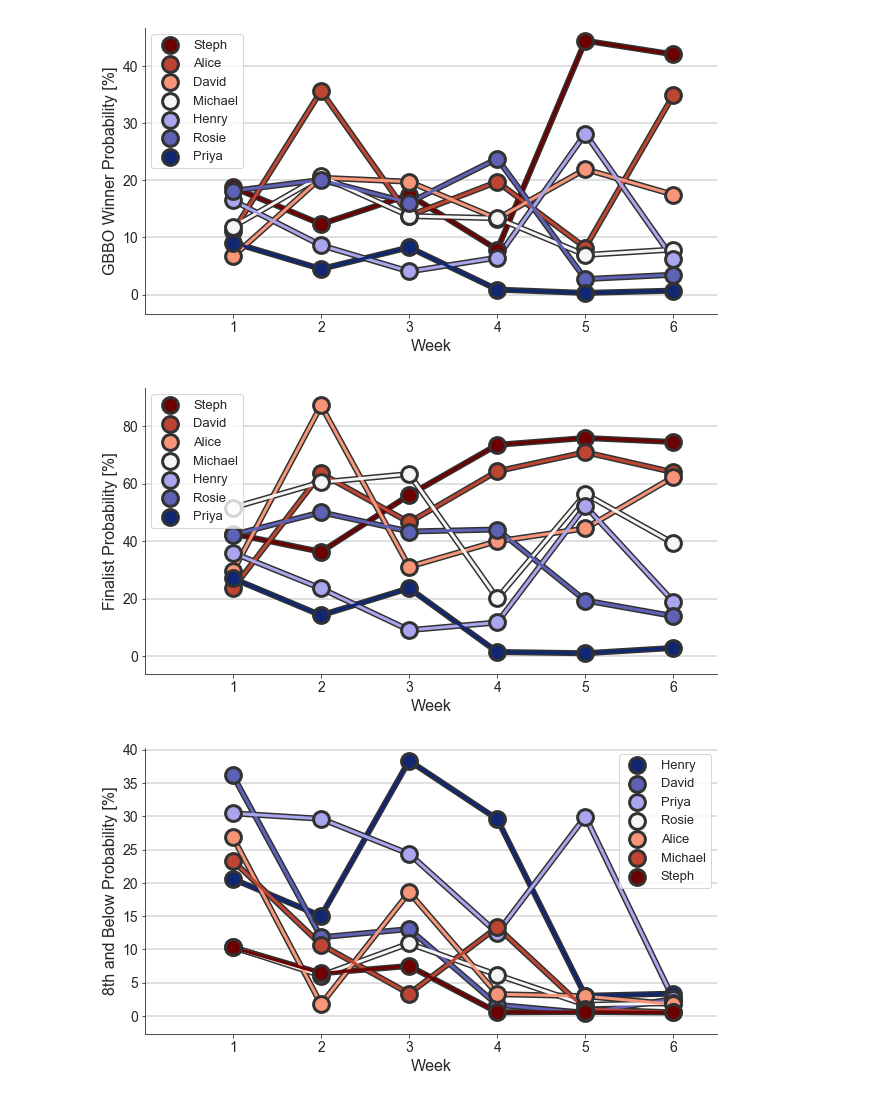
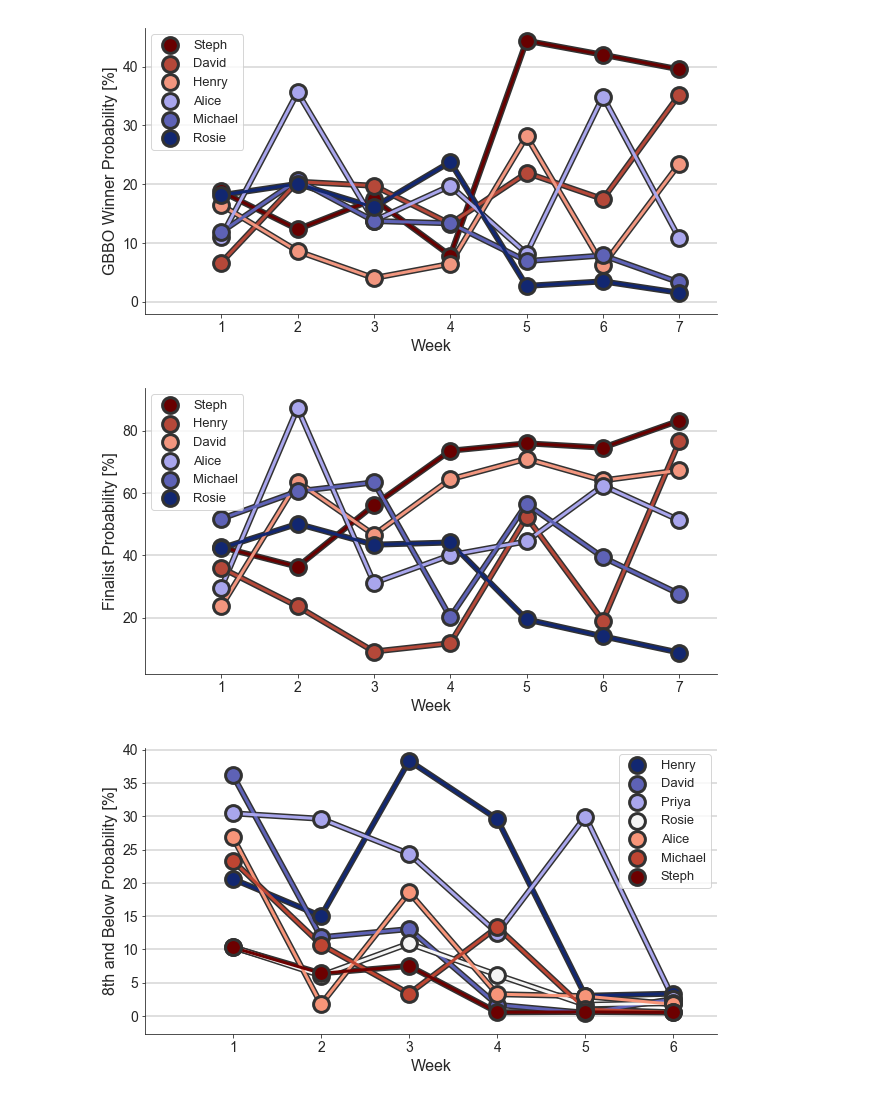
Before and after one commit to dantaki/DeepBake, a Jupyter notebook: NOTEBOOKS/gbbo.running.preds.ipynb, the cells around one changed output. Drawn from its saved outputs; the diff is of its cells as text; code cells hidden in the pictures.

```diff
--- a/NOTEBOOKS/gbbo.running.preds.ipynb
+++ b/NOTEBOOKS/gbbo.running.preds.ipynb
@@ -21,6 +21,7 @@ df = pd.concat(
         pd.read_csv("../RESULTS/gbbo.techinical.s10.e4.keras.preditions.txt",sep="\t"),
         pd.read_csv("../RESULTS/gbbo.techinical.s10.e5.keras.preditions.txt",sep="\t"),
         pd.read_csv("../RESULTS/gbbo.techinical.s10.e6.keras.preditions.txt",sep="\t"),
+        pd.read_csv("../RESULTS/gbbo.techinical.s10.e7.keras.preditions.txt",sep="\t"),
     ])
 # %%
 from collections import OrderedDict
@@ -37,14 +38,14 @@ def plot_gbbo_probs(df,prob,ax,colr,lab):
                    edgecolor='#323232', #'#dfdfdf',
                    s=250,
                    linewidth=3,
-                   zorder=4,
+                   zorder=5,
                    label=baker
                   )
         ax.plot(tmp['episode'],
                 tmp[prob],
                 color=colr[baker],
                 linewidth=3,
-                zorder=2,
+                zorder=4,
                 label='',
                )
 
@@ -52,7 +53,7 @@ def plot_gbbo_probs(df,prob,ax,colr,lab):
                 tmp[prob],
                 color='#323232',
                 linewidth=6,
-                zorder=1,
+                zorder=3,
                 label=''
                )
     buff=0.5
@@ -66,9 +67,10 @@ def plot_gbbo_probs(df,prob,ax,colr,lab):
 
 
 #col=['#122771', '#4b53a4', '#8483d3', '#bcb8fa', '#f5f5f5', '#fcafac', '#f16569', '#c4232d', '#7f0000']
-col=['#122771', '#5e62b6', '#a9a6ed', '#f5f5f5', '#f79579', '#be4532', '#6d0000']
+col=['#122771', '#5e62b6', '#a9a6ed', '#f2967f', '#b54839', '#680000']
+#['#122771', '#5e62b6', '#a9a6ed', '#f5f5f5', '#f79579', '#be4532', '#6d0000']
 colrs=list(reversed(col))
-lost = ['Dan','Jamie','Amelia','Phil','Helena','Michelle']
+lost = ['Dan','Jamie','Amelia','Phil','Helena','Michelle','Priya']
 gbbo=df
 gbbo = gbbo.loc[~gbbo['baker'].isin(lost)]
 remaining_bakers = len(set(gbbo['baker']))
@@ -88,31 +90,30 @@ f.tight_layout()
 f.savefig("../FIGURES/gbbo.winner.running.probs.{}.png".format(timestamp()),dpi=500)
 f.savefig("../FIGURES/gbbo.winner.running.probs.{}.svg".format(timestamp()),dpi=500)
 # %% [output]
-[figure, old version]
+[figure, new version]
 # %%
-col=['#122771', '#5e62b6', '#a9a6ed', '#f5f5f5', '#f79579', '#be4532', '#6d0000']
+col=['#122771', '#5e62b6', '#a9a6ed', '#f2967f', '#b54839', '#680000']
 colrs=list(reversed(col))
-lost = ['Dan','Jamie','Amelia','Phil','Helena','Michelle']
 gbbo=df
 gbbo = gbbo.loc[~gbbo['baker'].isin(lost)]
 remaining_bakers = len(set(gbbo['baker']))
 gbbo = gbbo.sort_values(ascending=False,by=['episode','top3'])
 tmp = gbbo.loc[gbbo['episode']==max(gbbo['episode'])]
 bakers = tmp['baker']
 colr_dict=OrderedDict()
 for x,c in zip(bakers,colrs):
     colr_dict[x]=c
 
 vapeplot.font_size(14)
 f,ax = plt.subplots(1,1,figsize=(9,5))
 
 plot_gbbo_probs(gbbo,'top3',ax,colr_dict,'Finalist Probability [%]')
 
 f.tight_layout()
 f.savefig("../FIGURES/gbbo.finalist.running.probs.{}.png".format(timestamp()),dpi=500)
 f.savefig("../FIGURES/gbbo.finalist.running.probs.{}.svg".format(timestamp()),dpi=500)
 # %% [output]
-[figure, old version]
+[figure, new version]
 # %%
 col=['#122771', '#5e62b6', '#a9a6ed', '#f5f5f5', '#f79579', '#be4532', '#6d0000']
 colrs=col
```
Also changed, not shown: 12 other files.
